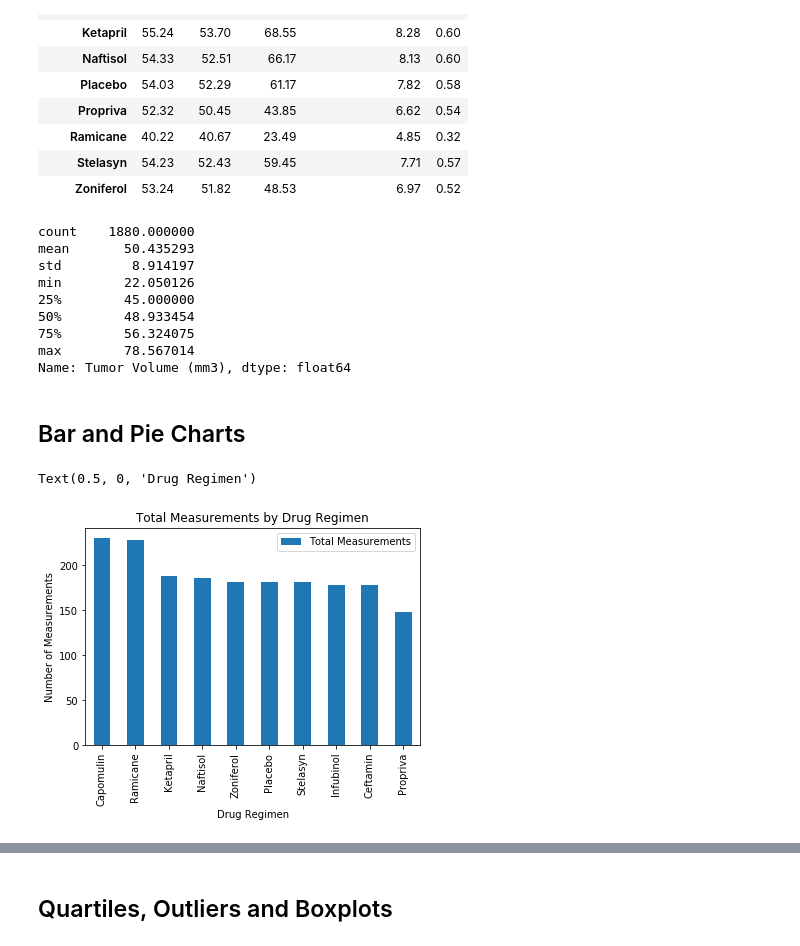
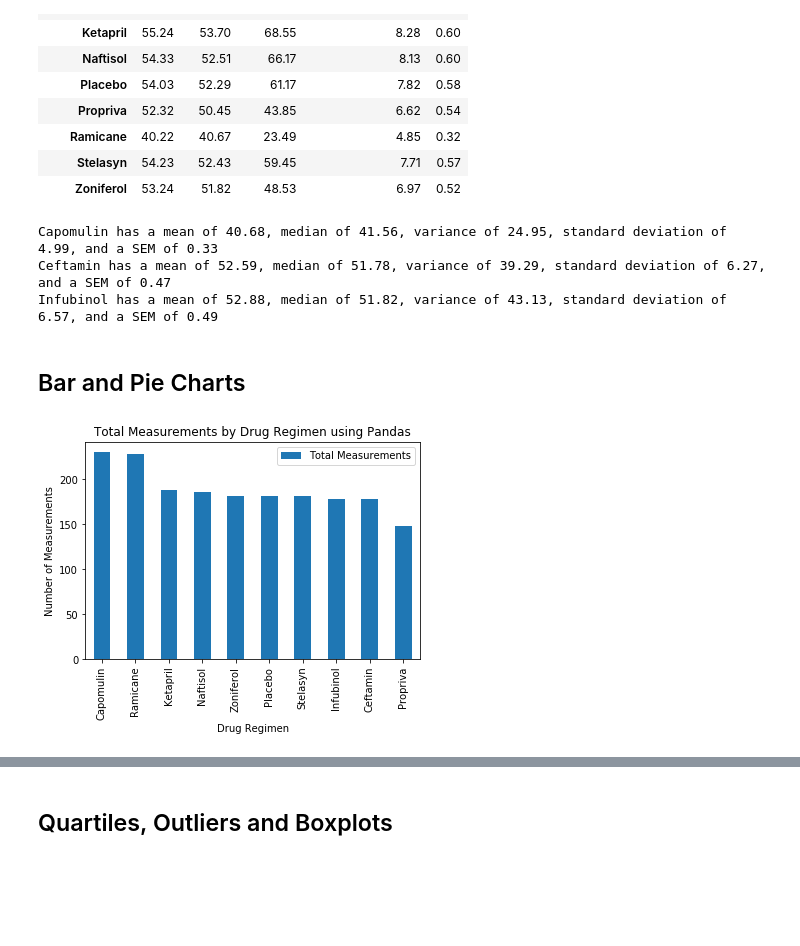
Before and after one commit to khartmann5/Matplotlib-Pymaceuticals, a Jupyter notebook: pymaceuticals_KH.ipynb, the cells around one changed output, grey strips where cells are left out. Cells and saved outputs as stored; diff of their text form; code cells hidden in the pictures; blank space fills up the shorter version.

```diff
--- a/pymaceuticals_KH.ipynb
+++ b/pymaceuticals_KH.ipynb
@@ -163,33 +163,48 @@ summary_statistics
 | Ramicane | 40.22 | 40.67 | 23.49 | 4.85 | 0.32 |
 | Stelasyn | 54.23 | 52.43 | 59.45 | 7.71 | 0.57 |
 | Zoniferol | 53.24 | 51.82 | 48.53 | 6.97 | 0.52 |
-# %%
-# Generate a summary statistics table of mean, median, variance, standard deviation, and SEM of the tumor volume
-# for each regimen
-
-# Using the aggregation method, produce the same summary statistics in a single line
-print(clean_combined_mouse_data["Tumor Volume (mm3)"].describe())
-# %% [output]
-count    1880.000000
-mean       50.435293
-std         8.914197
-min        22.050126
-25%        45.000000
-50%        48.933454
-75%        56.324075
-max        78.567014
-Name: Tumor Volume (mm3), dtype: float64
+# %%
+# Generate a summary statistics table of mean, median, variance, standard deviation, and SEM of the tumor volume for each regimen
+# Using the aggregation method, produce the same summary statistics in a single line
+# can this be solved with a for loop???
+capomulin = clean_combined_mouse_data.loc[clean_combined_mouse_data["Drug Regimen"]=="Capomulin"]
+capomulin_mean = round(capomulin["Tumor Volume (mm3)"].mean(),2)
+capomulin_median = round(capomulin["Tumor Volume (mm3)"].median(),2)
+capomulin_variance = round(capomulin["Tumor Volume (mm3)"].var(),2)
+capomulin_std = round(capomulin["Tumor Volume (mm3)"].std(),2)
+capomulin_sem = round(capomulin["Tumor Volume (mm3)"].sem(),2)
+print(f"Capomulin has a mean of {capomulin_mean}, median of {capomulin_median}, variance of {capomulin_variance}, standard deviation of {capomulin_std}, and a SEM of {capomulin_sem}")
+
+ceftamin = clean_combined_mouse_data.loc[clean_combined_mouse_data["Drug Regimen"]=="Ceftamin"]
+ceftamin_mean = round(ceftamin["Tumor Volume (mm3)"].mean(),2)
+ceftamin_median = round(ceftamin["Tumor Volume (mm3)"].median(),2)
+ceftamin_variance = round(ceftamin["Tumor Volume (mm3)"].var(),2)
+ceftamin_std = round(ceftamin["Tumor Volume (mm3)"].std(),2)
+ceftamin_sem = round(ceftamin["Tumor Volume (mm3)"].sem(),2)
+print(f"Ceftamin has a mean of {ceftamin_mean}, median of {ceftamin_median}, variance of {ceftamin_variance}, standard deviation of {ceftamin_std}, and a SEM of {ceftamin_sem}")
+
+infubinol = clean_combined_mouse_data.loc[clean_combined_mouse_data["Drug Regimen"]=="Infubinol"]
+infubinol_mean = round(infubinol["Tumor Volume (mm3)"].mean(),2)
+infubinol_median = round(infubinol["Tumor Volume (mm3)"].median(),2)
+infubinol_variance = round(infubinol["Tumor Volume (mm3)"].var(),2)
+infubinol_std = round(infubinol["Tumor Volume (mm3)"].std(),2)
+infubinol_sem = round(infubinol["Tumor Volume (mm3)"].sem(),2)
+print(f"Infubinol has a mean of {infubinol_mean}, median of {infubinol_median}, variance of {infubinol_variance}, standard deviation of {infubinol_std}, and a SEM of {infubinol_sem}")
+# %% [output]
+Capomulin has a mean of 40.68, median of 41.56, variance of 24.95, standard deviation of 4.99, and a SEM of 0.33
+Ceftamin has a mean of 52.59, median of 51.78, variance of 39.29, standard deviation of 6.27, and a SEM of 0.47
+Infubinol has a mean of 52.88, median of 51.82, variance of 43.13, standard deviation of 6.57, and a SEM of 0.49
 # %% [markdown]
 ## Bar and Pie Charts
 # %%
 # Generate a bar plot showing the total number of measurements taken on each drug regimen using pandas.
 drug_regimen_data = clean_combined_mouse_data["Drug Regimen"].value_counts()
 drug_regimen_df = pd.DataFrame({"Total Measurements":drug_regimen_data})
 df2plot = drug_regimen_df[["Total Measurements"]]
 ax=df2plot.plot(kind="bar")
-plt.title("Total Measurements by Drug Regimen")
+plt.title("Total Measurements by Drug Regimen using Pandas")
 plt.ylabel("Number of Measurements")
 plt.xlabel("Drug Regimen")
+plt.show()
 # %% [output]
-Text(0.5, 0, 'Drug Regimen')
-[figure, old version]
+[figure, new version]
```
Also changed, not shown: parts of 4 cells of this notebook.
